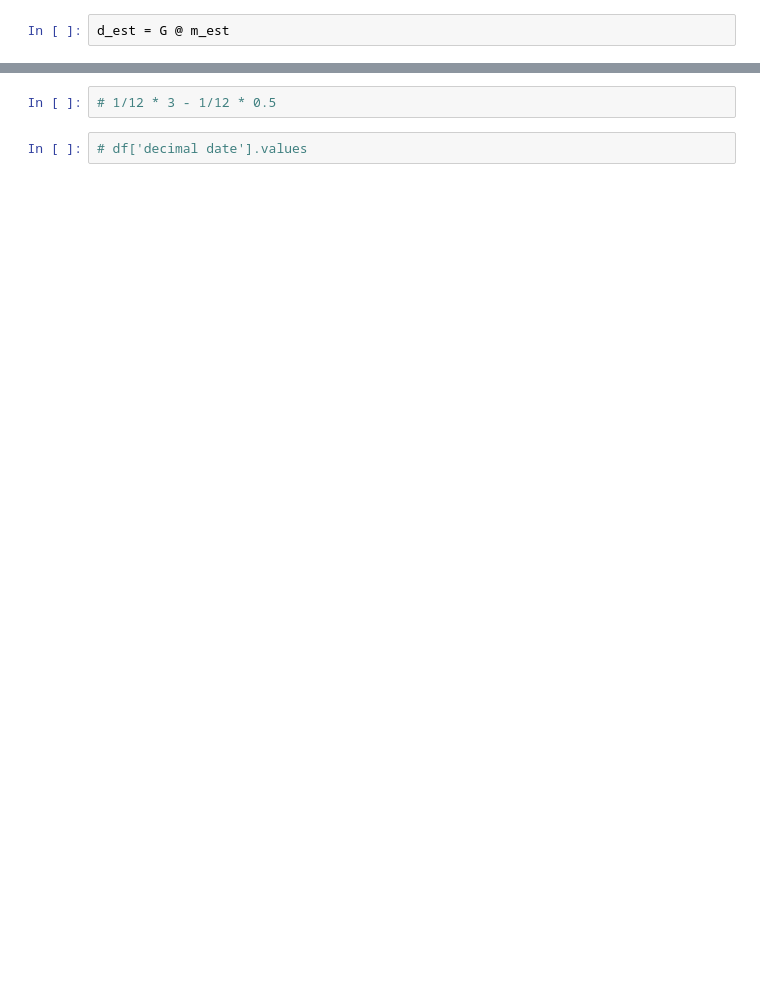
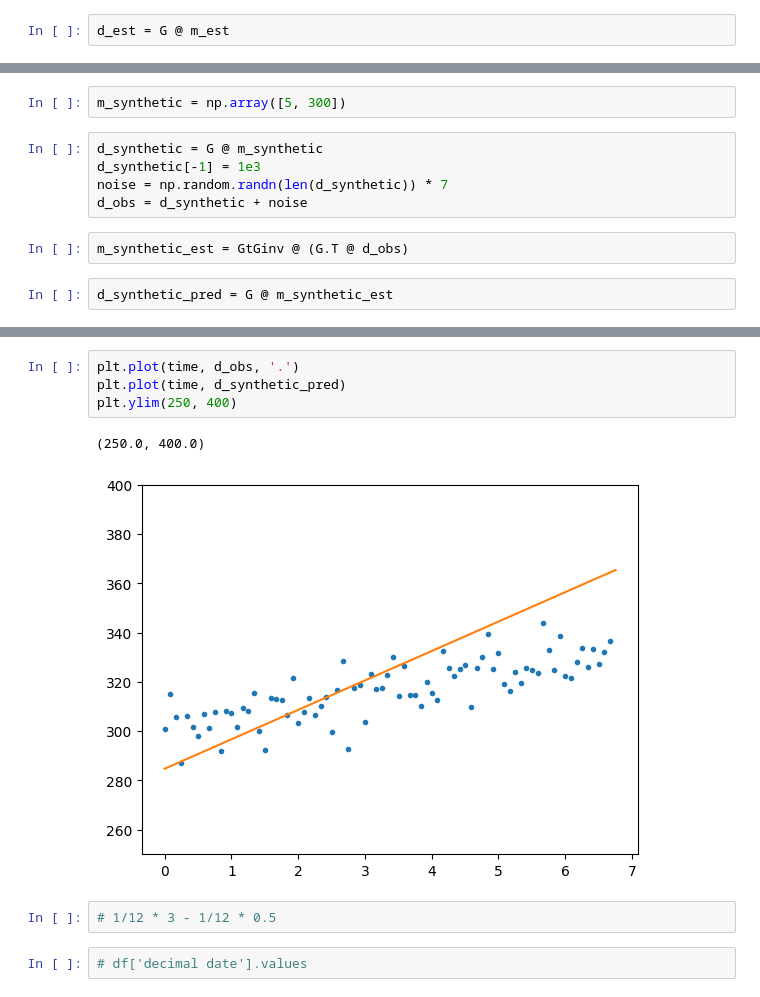
Before and after one commit to emgeolab/geol-4250, a Jupyter notebook: co2/co2_hawaii_linear_fit.ipynb, the cells around one changed output, grey strips where cells are left out. Cells and saved outputs as stored; diff of their text form; blank space fills up the shorter version.

```diff
--- a/co2/co2_hawaii_linear_fit.ipynb
+++ b/co2/co2_hawaii_linear_fit.ipynb
@@ -73,0 +105,11 @@ ax.plot(time, d_est)
+# %%
+m_synthetic = np.array([5, 300])
+# %%
+d_synthetic = G @ m_synthetic
+d_synthetic[-1] = 1e3
+noise = np.random.randn(len(d_synthetic)) * 7
+d_obs = d_synthetic + noise
+# %%
+m_synthetic_est = GtGinv @ (G.T @ d_obs)
+# %%
+d_synthetic_pred = G @ m_synthetic_est
@@ -74,3 +137,10 @@ ax.plot(time, d_est)
+# %%
+plt.plot(time, d_obs, '.')
+plt.plot(time, d_synthetic_pred)
+plt.ylim(250, 400)
+# %% [output]
+(250.0, 400.0)
+[figure, added]
 # %%
 # 1/12 * 3 - 1/12 * 0.5
 # %%
```
Also changed, not shown: parts of 13 cells of this notebook, 1 other file.
